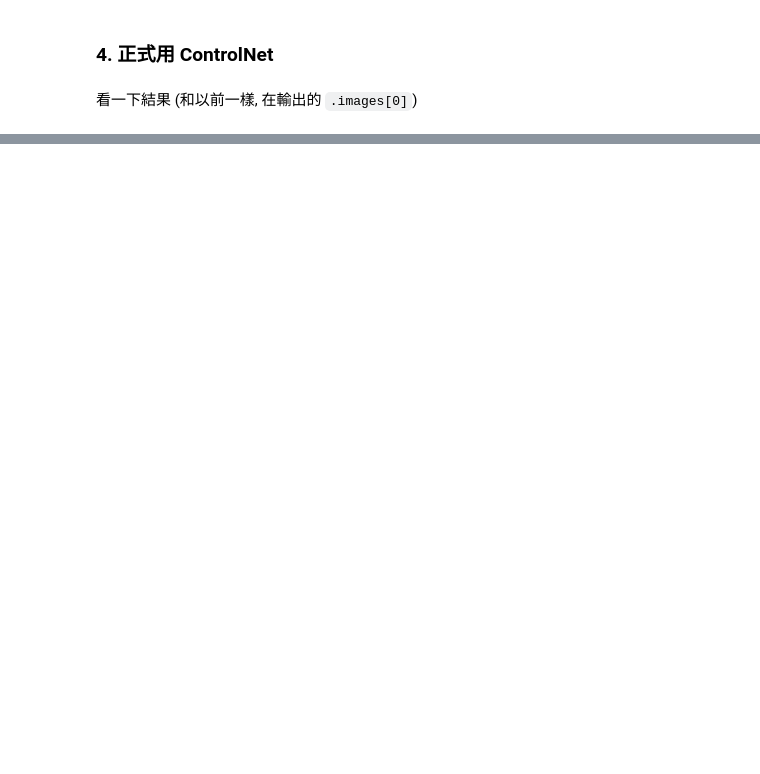
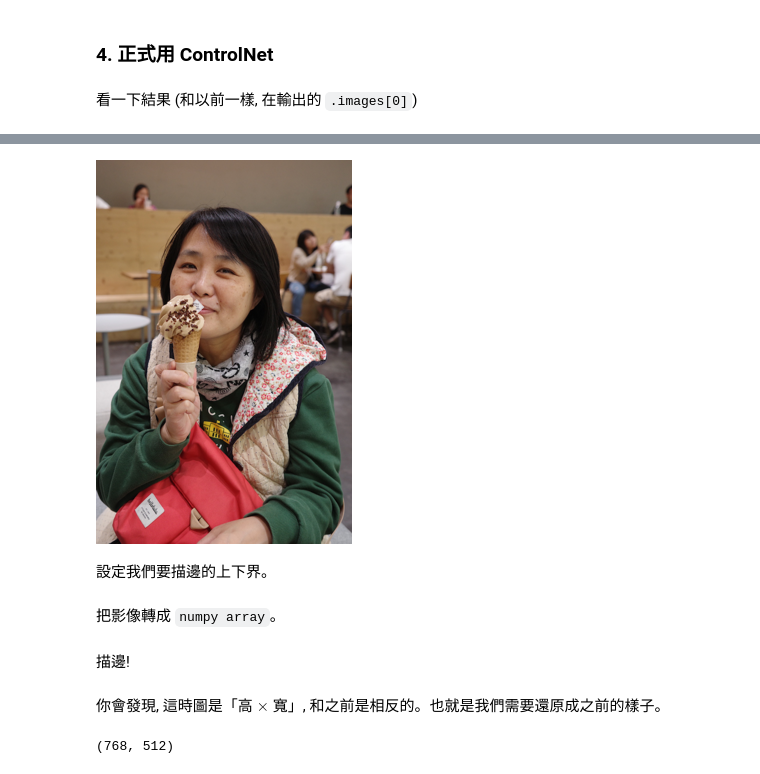
Before and after one commit to yenlung/Generative-AI-Book, a Jupyter notebook: 冒險05_超強外掛ControlNet.ipynb, the cells around one changed output, grey strips where cells are left out. Drawn from its saved outputs; the diff is of its cells as text; code cells hidden in the pictures; blank space fills up the shorter version.

```diff
--- a/冒險05_超強外掛ControlNet.ipynb
+++ b/冒險05_超強外掛ControlNet.ipynb
@@ -98,0 +109,6 @@ output.images[0]
+# %%
+image.resize([256,384])
+# %% [output]
+[figure, added]
+# %% [markdown]
+設定我們要描邊的上下界。
@@ -98,0 +118,2 @@ output.images[0]
+# %% [markdown]
+把影像轉成 `numpy array`。
@@ -98,0 +122,2 @@ output.images[0]
+# %% [markdown]
+描邊!
@@ -98,0 +126,6 @@ output.images[0]
+# %% [markdown]
+你會發現, 這時圖是「高 $\times$ 寬」, 和之前是相反的。也就是我們需要還原成之前的樣子。
+# %%
+image_canny.shape
+# %% [output]
+(768, 512)
```
Also changed, not shown: parts of 18 cells of this notebook.
